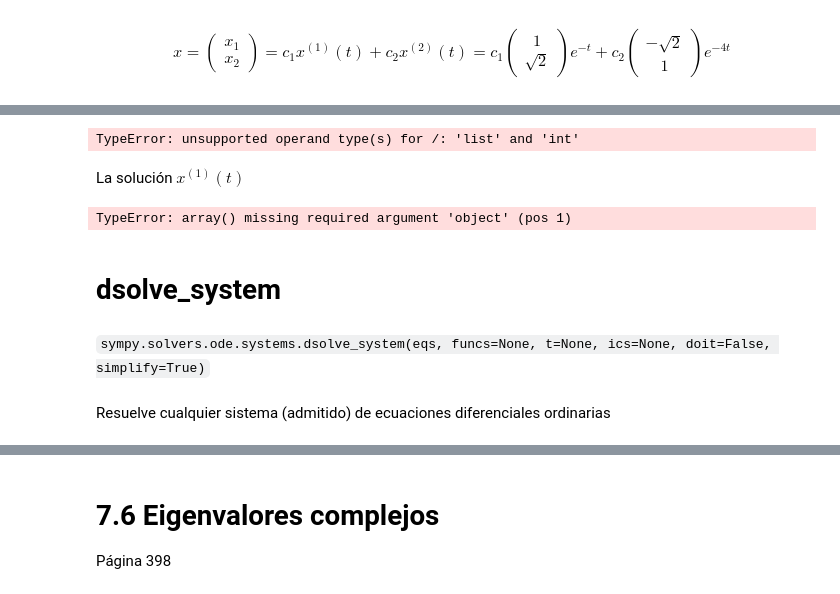
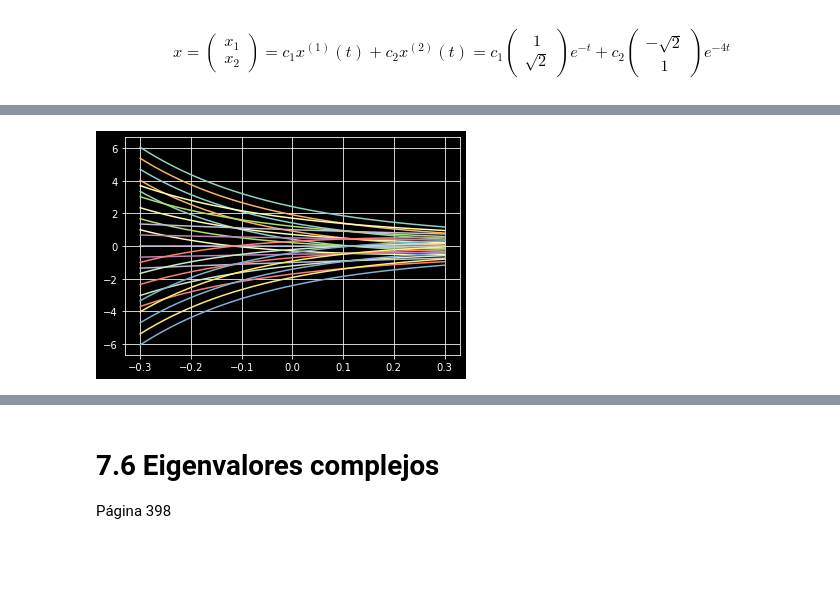
Before and after one commit to marco-canas/edo, a Jupyter notebook: 1_clases/class_9/sec_7_5_Boyce.ipynb, the cells around one changed output, grey strips where cells are left out. Cells and saved outputs as stored; diff of their text form; code cells hidden in the pictures; blank space fills up the shorter version.

```diff
--- a/1_clases/class_9/sec_7_5_Boyce.ipynb
+++ b/1_clases/class_9/sec_7_5_Boyce.ipynb
@@ -302,31 +302,19 @@ plt.show()
 # %%
 import numpy as np
 import matplotlib.pyplot as plt
-c1=[-2,-1,0,1,2]/2
+c1=[-2,-1,0,1,2]
 c2=c1
 
 t = np.linspace(-0.3,0.3,400)
 for i in c1:
     for j in c2:
-        x1 = i*np.exp(-t) + j*(-np.sqrt(2))*np.exp(-4*t)
-        x2 = i*np.sqrt(2)*np.exp(-t) + j*np.exp(-4*t)
+        x1 = (i/2)*np.exp(-t) + (j/2)*(-np.sqrt(2))*np.exp(-4*t)
+        x2 = (i/2)*np.sqrt(2)*np.exp(-t) + (j/2)*np.exp(-4*t)
         plt.plot(t,x1)
 
 plt.grid()
+plt.savefig('hermosa.jpg')
+
 plt.show()
 # %% [output]
-TypeError: unsupported operand type(s) for /: 'list' and 'int'
+[figure, added]
-# %% [markdown]
-La solución $x^{(1)}(t)$
-# %%
-import numpy as np
-from numpy import linalg
-A=np.array()
-# %% [output]
-TypeError: array() missing required argument 'object' (pos 1)
-# %% [markdown]
-# dsolve_system
-# %% [markdown]
-`sympy.solvers.ode.systems.dsolve_system(eqs, funcs=None, t=None, ics=None, doit=False, simplify=True)`
-# %% [markdown]
-Resuelve cualquier sistema (admitido) de ecuaciones diferenciales ordinarias
```
Also changed, not shown: parts of 30 cells of this notebook, 5 other files.
